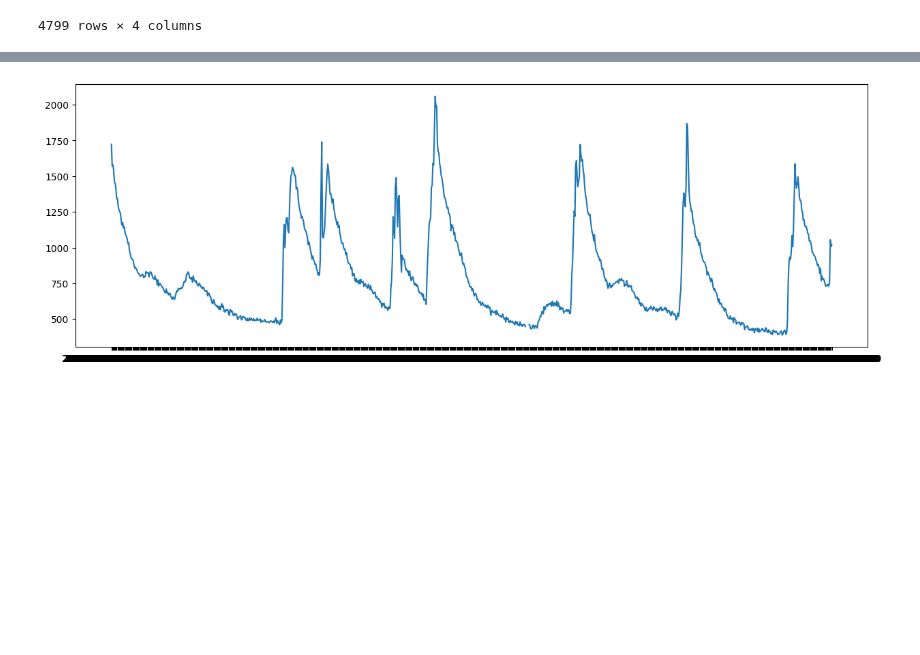
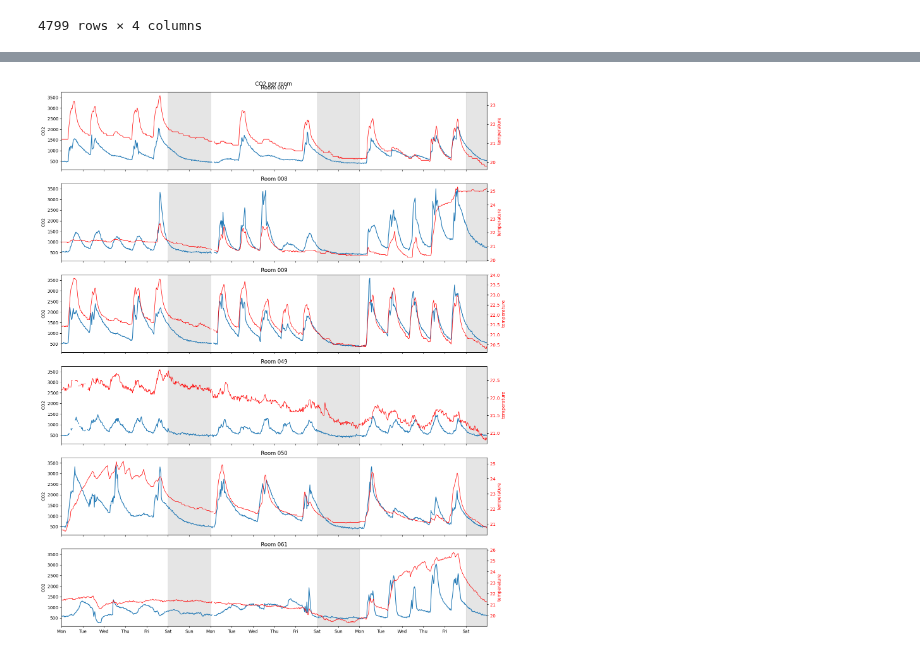
Before and after one commit to Maccen26/hmm-modelling, a Jupyter notebook: week_3.ipynb, the cells around one changed output, grey strips where cells are left out. Cells and saved outputs as stored; diff of their text form; code cells hidden in the pictures; blank space fills up the shorter version.

```diff
--- a/week_3.ipynb
+++ b/week_3.ipynb
@@ -11,4 +11,8 @@ import matplotlib.pyplot as plt
 jax.config.update("jax_enable_x64", True)
 # %%
 DATA_PATH = "data/dtu/"
+
 ROOM_FILE = "Room 007"
+
+# rooms to concatenate for the plots below
+ROOM_FILES = ["Room 007", "Room 008", "Room 009", "Room 049", "Room 050", "Room 061"]
@@ -49,7 +55,84 @@ df_room
 | 2024-02-09 13:00:00 | 1297.000000 | 21.800000 | 41.410 | NaN |
 4799 rows × 4 columns
 # %%
-plt.figure(figsize=(15, 5))
+import numpy as np
+
+
+def load_rooms(room_files, days=None):
+    """Load rooms into a dict of frames, each starting on its first Monday."""
+    rooms = {}
+    for rf in room_files:
+        d = pd.read_csv(DATA_PATH + "timeseries_halfhour/" + rf + ".csv", index_col=0)
+        d.index = pd.to_datetime(d.index)
+        start = int((d.index.weekday == 0).argmax())  # first Monday
+        d = d.iloc[start:]
+        if days is not None:
+            d = d.iloc[:48 * days]
+        rooms[rf] = d
+    return rooms
+
+
+def _weekend_spans(mask):
+    """Contiguous [start, end) index blocks where mask is True."""
+    spans, in_block, s = [], False, 0
+    for i, w in enumerate(mask):
+        if w and not in_block:
+            s, in_block = i, True
+        elif not w and in_block:
+            spans.append((s, i)); in_block = False
+    if in_block:
+        spans.append((s, len(mask)))
+    return spans
+
+
+def plot_rooms(rooms, transform=None, ylabel="CO2", suptitle="CO2 per room",
+               show_temp=True):
+    """One figure with K subplots (one per room), sharing the same axes.
+    `transform` optionally maps a room frame -> array of values to plot.
+    `show_temp` adds the room temperature on a red secondary y-axis."""
+    names = list(rooms)
+    K = len(names)
+    fig, axes = plt.subplots(K, 1, figsize=(15, 3 * K), sharex=True, sharey=True)
+    axes = np.atleast_1d(axes)
+
+    n_max = 0
+    for ax, name in zip(axes, names):
+        d = rooms[name]
+        y = d["co2"].values if transform is None else np.asarray(transform(d))
+        x = np.arange(len(d))
+        n_max = max(n_max, len(d))
+
+        ax.plot(x, y, label=name)
+        dt = pd.to_datetime(d.index)
+        for s, e in _weekend_spans(np.asarray(dt.weekday) >= 5):
+            ax.axvspan(s, e, color="grey", alpha=0.2)
+        ax.set_ylabel(ylabel)
+        ax.set_title(name)
+
+        if show_temp:
+            ax_t = ax.twinx()
+            ax_t.plot(x, d["temperature"].values, color="red", lw=1,
+                      label="temperature")
+            ax_t.set_ylabel("temperature", color="red")
+            ax_t.tick_params(axis="y", labelcolor="red")
+
+    # weekday ticks at each midnight (rooms all start on Monday, so labels align)
+    ticks = np.arange(0, n_max + 1, 48)
+    monday = pd.Timestamp("2024-01-01")  # a Monday, only used for labels
+    labels = [(monday + pd.Timedelta(days=i)).strftime("%a") for i in range(len(ticks))]
+    axes[-1].set_xticks(ticks)
+    axes[-1].set_xticklabels(labels)
+    axes[-1].set_xlim(0, n_max - 1)
+
+    fig.suptitle(suptitle)
+    fig.tight_layout()
+    plt.show()
+
+
 DAYS = 20
-plt.plot(df_room.index[:48*DAYS], df_room["co2"][:48*DAYS], label="CO2")
+rooms = load_rooms(ROOM_FILES, days=DAYS)
+print(f"Loaded {len(rooms)} rooms, each with {DAYS} days of data.")
+print(f"Start date is: {list(rooms.values())[0].index[0]}")
+
+plot_rooms(rooms)
 # %% [output]
@@ -57 +141 @@ plt.plot(df_room.index[:48*DAYS], df_room["co2"][:48*DAYS], label="CO2")
-[figure, old version]
+[figure, new version]
```
Also changed, not shown: parts of 8 cells of this notebook, 1 other file.
